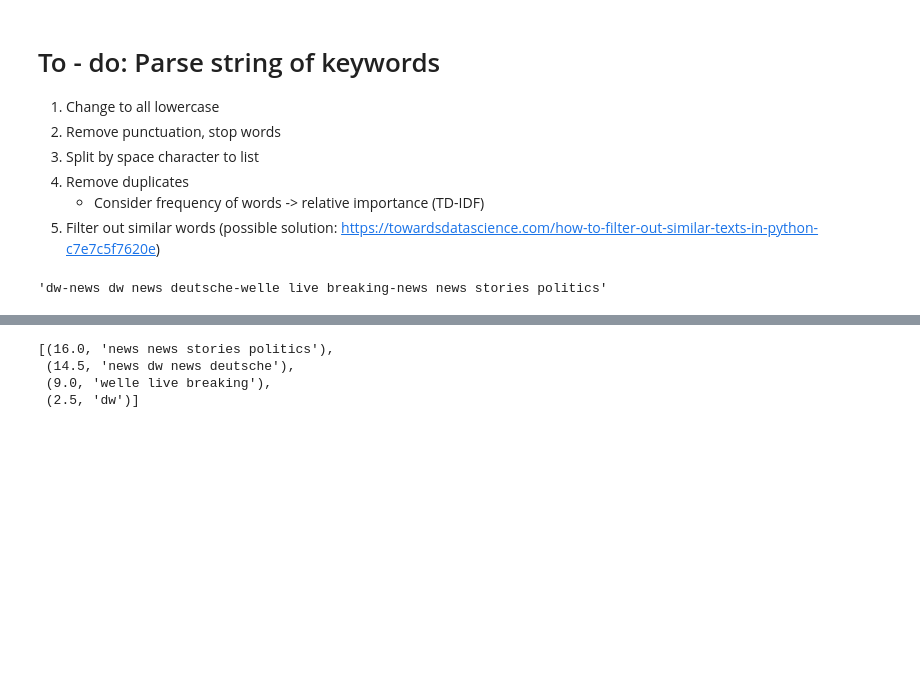
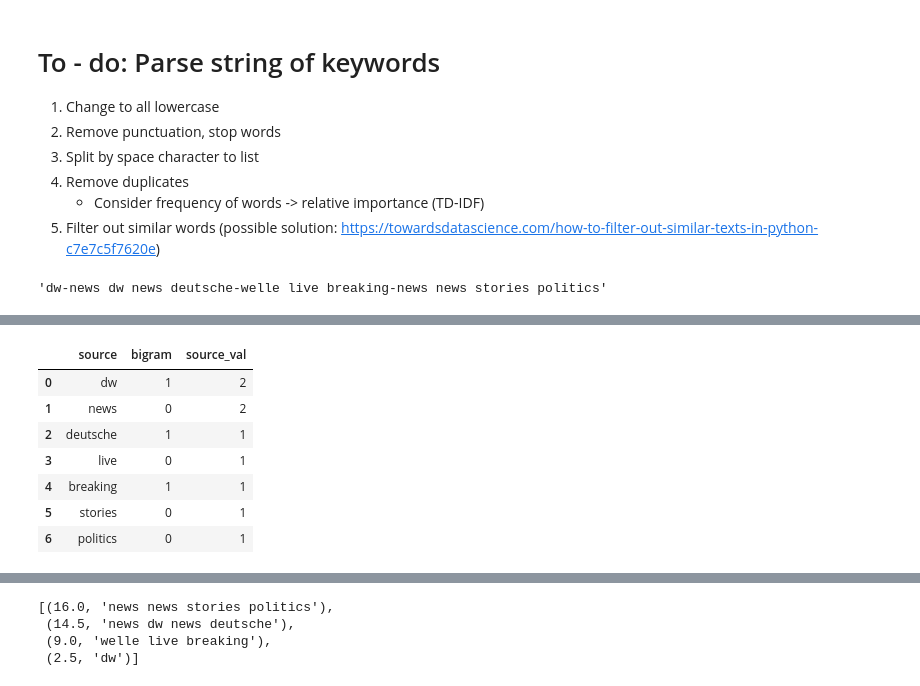
Before and after one commit to bernardcheng/youtube-api-viz, a Jupyter notebook: yt-api-test.ipynb, the cells around one changed output, grey strips where cells are left out. Cells and saved outputs as stored; diff of their text form; code cells hidden in the pictures; blank space fills up the shorter version.

```diff
--- a/yt-api-test.ipynb
+++ b/yt-api-test.ipynb
@@ -166,0 +156,10 @@ rm_punct
+# %%
+final_rltn_df = rltn_df.copy(deep=True)
+# final_rltn_df = final_rltn_df[final_rltn_df['bigram']==True] # To-do: Filter out columns such that each source  target value is unique
+src_val_df = rltn_df.copy(deep=True)
+tgt_val_df = rltn_df.copy(deep=True)
+# %%
+src_val_df['source_val'] = 1
+tgt_val_df['target_val'] = 1
+# %%
+grp_src_df = src_val_df.groupby(['source'], as_index=False, sort=False).sum()
@@ -166,0 +168,11 @@ rm_punct
+# %%
+grp_src_df
+# %% [output]
+|  | source | bigram | source_val |
+| 0 | dw | 1 | 2 |
+| 1 | news | 0 | 2 |
+| 2 | deutsche | 1 | 1 |
+| 3 | live | 0 | 1 |
+| 4 | breaking | 1 | 1 |
+| 5 | stories | 0 | 1 |
+| 6 | politics | 0 | 1 |
```
Also changed, not shown: parts of 24 cells of this notebook.
